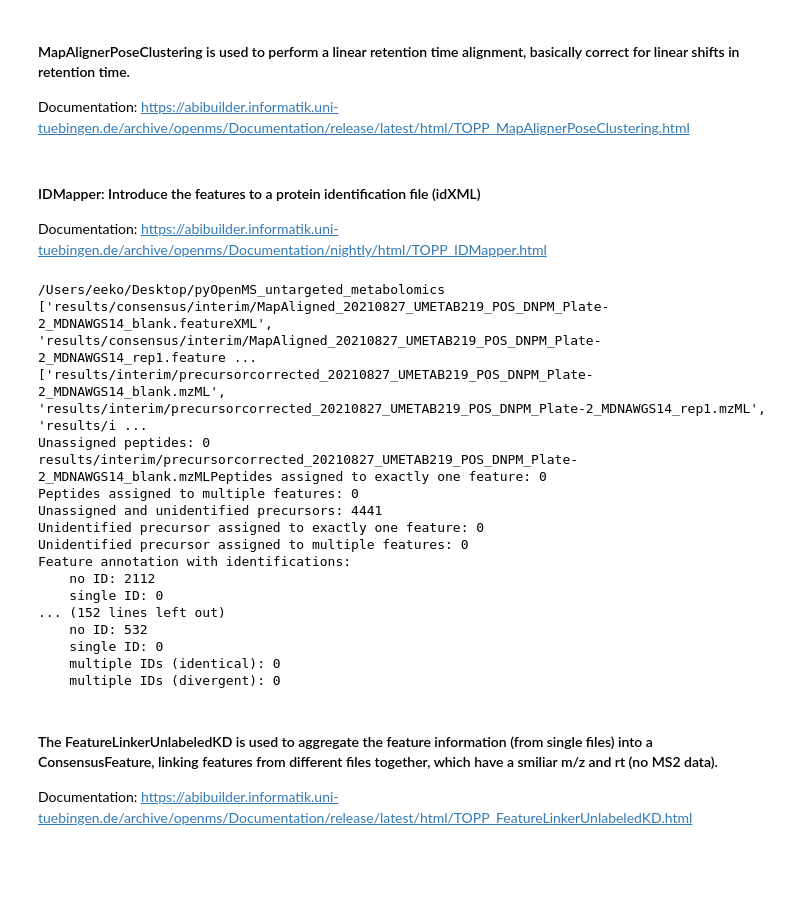
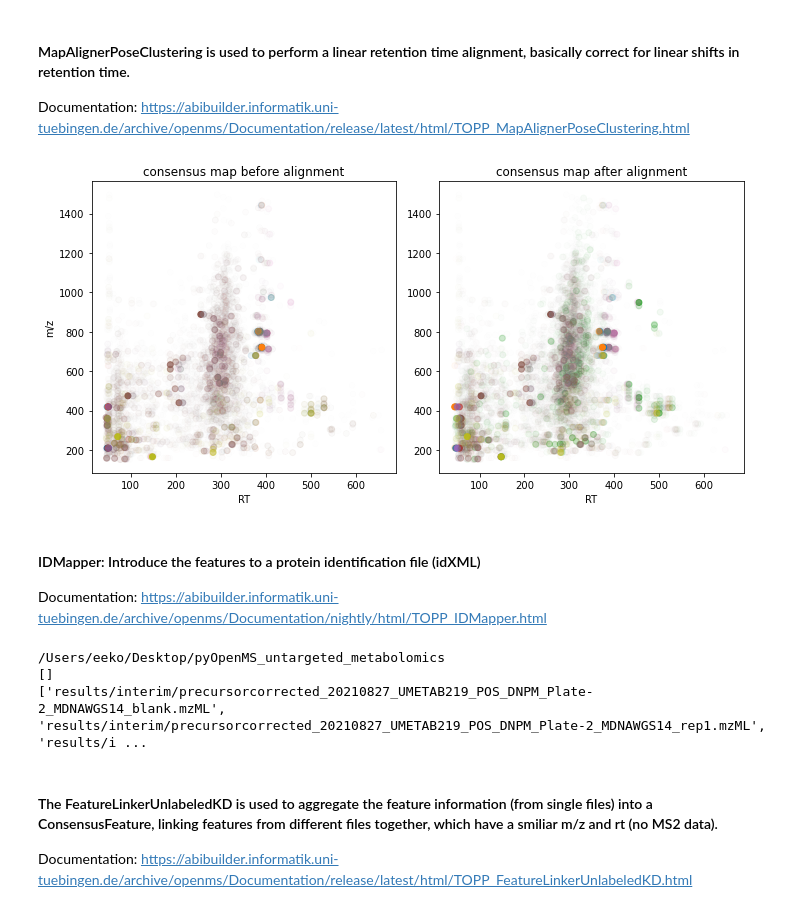
Before and after one commit to eeko-kon/pyOpenMS_UmetaFlow, a Jupyter notebook: OpenMS_workflow.ipynb, the cells around one changed output. Drawn from its saved outputs; the diff is of its cells as text; code cells hidden in the pictures; blank space fills up the shorter version.

```diff
--- a/OpenMS_workflow.ipynb
+++ b/OpenMS_workflow.ipynb
@@ -864,12 +864,45 @@ for feature_map in feature_maps:
     trafo_file= os.path.join("results", "", "consensus", "", "interim", "", 'MapAligned_' + os.path.basename(feature_map.getMetaValue('spectra_data')[0].decode())[19:-5] +".trafoXML")
     FeatureXMLFile().store(feature_file, feature_map)
     TransformationXMLFile().store(trafo_file, trafo)
+# %%
+import matplotlib.pyplot as plt
+import numpy as np
+
+feature_maps = [feature_maps[ref_index]] + feature_maps[:ref_index] + feature_maps[ref_index+1:]
+
+fig = plt.figure(figsize=(10,5))
+
+ax = fig.add_subplot(1, 2, 1)
+ax.set_title('consensus map before alignment')
+ax.set_ylabel('m/z')
+ax.set_xlabel('RT')
+
+# use alpha value to display feature intensity
+ax.scatter([f.getRT() for f in feature_maps[0]], [f.getMZ() for f in feature_maps[0]],
+            alpha = np.asarray([f.getIntensity() for f in feature_maps[0]])/max([f.getIntensity() for f in feature_maps[0]]))
+
+for fm in feature_maps[1:]:
+    ax.scatter([f.getMetaValue('original_RT') for f in fm], [f.getMZ() for f in fm],
+                alpha = np.asarray([f.getIntensity() for f in fm])/max([f.getIntensity() for f in fm]))
+
+ax = fig.add_subplot(1,2,2)
+ax.set_title('consensus map after alignment')
+ax.set_xlabel('RT')
+
+for fm in feature_maps:
+    ax.scatter([f.getRT() for f in fm], [f.getMZ() for f in fm],
+                alpha = np.asarray([f.getIntensity() for f in fm])/max([f.getIntensity() for f in fm]))
+
+fig.tight_layout()
+#fig.legend([fmap.getDataProcessing()[0].getMetaValue('parameter: out')[:-11] for fmap in feature_maps], loc = 'lower center')
+fig.show()
+# %% [output]
+[figure, added]
 # %% [markdown]
 #### IDMapper: Introduce the features to a protein identification file (idXML)
 Documentation: https://abibuilder.informatik.uni-tuebingen.de/archive/openms/Documentation/nightly/html/TOPP_IDMapper.html
 # %%
 from pyopenms import *
-import pyopenms as pms
 import pandas as pd
 import numpy as np
 import os
@@ -879,7 +912,7 @@ import os
 print(os.getcwd())
 
 # here was a typo alinged vs aligner, strange extension xml instead of featureXML
-input_feature_files = sorted(glob.glob('results/consensus/interim/MapAligned*.featureXML'))
+input_feature_files = sorted(glob.glob('results/consensus/interim/MapAligner*featureXML*'))
 print(input_feature_files)
 
 feature_maps = []
@@ -893,7 +926,7 @@ use_centroid_mz= True
 protein_ids = []
 peptide_ids= []
 
-mapper = pms.IDMapper()
+mapper = IDMapper()
 
 input_mzml_files= sorted(glob.glob("results/interim/*.mzML"))
 print(input_mzml_files)
@@ -912,22 +945,8 @@ for filename in input_mzml_files:
         FeatureXMLFile().store(featureidx_file, fmap)
 # %% [output]
 /Users/eeko/Desktop/pyOpenMS_untargeted_metabolomics
-['results/consensus/interim/MapAligned_20210827_UMETAB219_POS_DNPM_Plate-2_MDNAWGS14_blank.featureXML', 'results/consensus/interim/MapAligned_20210827_UMETAB219_POS_DNPM_Plate-2_MDNAWGS14_rep1.feature ...
+[]
 ['results/interim/precursorcorrected_20210827_UMETAB219_POS_DNPM_Plate-2_MDNAWGS14_blank.mzML', 'results/interim/precursorcorrected_20210827_UMETAB219_POS_DNPM_Plate-2_MDNAWGS14_rep1.mzML', 'results/i ...
-Unassigned peptides: 0
-results/interim/precursorcorrected_20210827_UMETAB219_POS_DNPM_Plate-2_MDNAWGS14_blank.mzMLPeptides assigned to exactly one feature: 0
-Peptides assigned to multiple features: 0
-Unassigned and unidentified precursors: 4441
-Unidentified precursor assigned to exactly one feature: 0
-Unidentified precursor assigned to multiple features: 0
-Feature annotation with identifications:
-    no ID: 2112
-    single ID: 0
-... (152 lines left out)
-    no ID: 532
-    single ID: 0
-    multiple IDs (identical): 0
-    multiple IDs (divergent): 0
 # %% [markdown]
 #### The FeatureLinkerUnlabeledKD is used to aggregate the feature information (from single files) into a ConsensusFeature, linking features from different files together, which have a smiliar m/z and rt (no MS2 data).
 Documentation: https://abibuilder.informatik.uni-tuebingen.de/archive/openms/Documentation/release/latest/html/TOPP_FeatureLinkerUnlabeledKD.html
```
Also changed, not shown: parts of 5 cells of this notebook, 1 other file.
